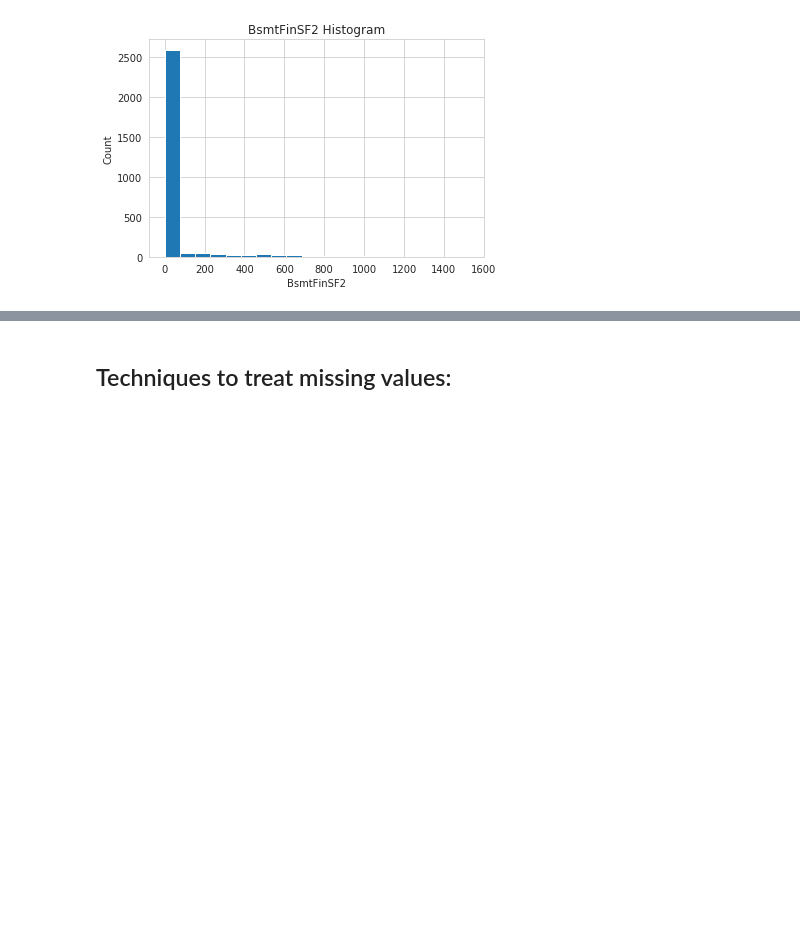
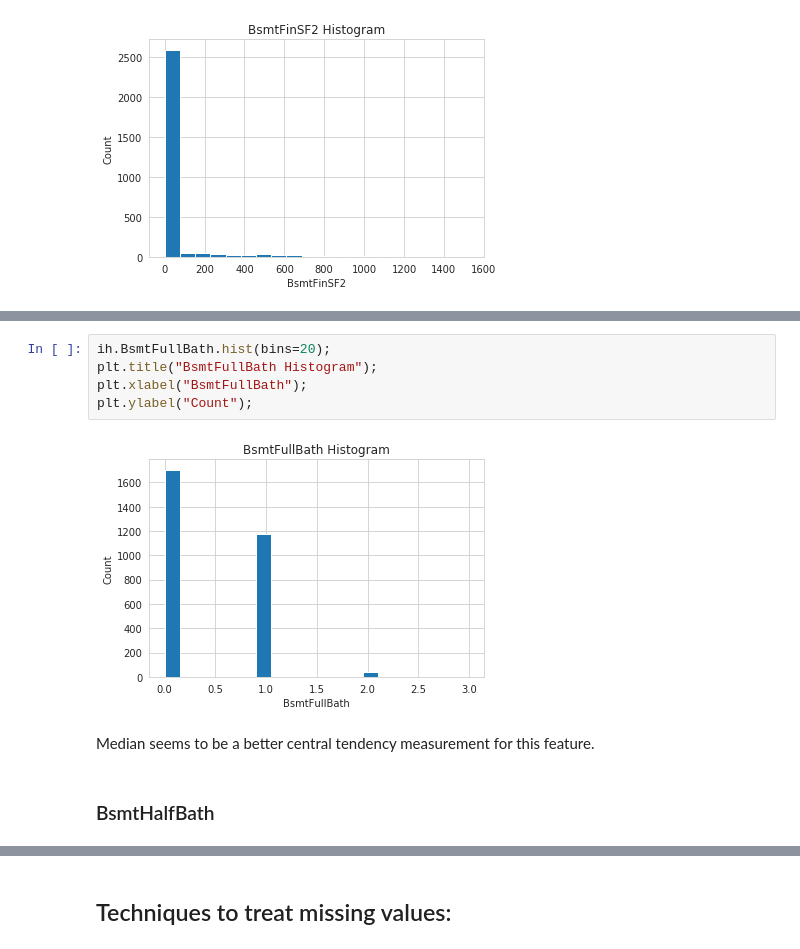
Before and after one commit to nt-ds/practice-handling-missing-data, a Jupyter notebook: notebook/Practice_Handling_Missing_Data.ipynb, the cells around one changed output, grey strips where cells are left out. Cells and saved outputs as stored; diff of their text form; blank space fills up the shorter version.

```diff
--- a/notebook/Practice_Handling_Missing_Data.ipynb
+++ b/notebook/Practice_Handling_Missing_Data.ipynb
@@ -262,0 +331,11 @@ plt.ylabel("Count");
+# %%
+ih.BsmtFullBath.hist(bins=20);
+plt.title("BsmtFullBath Histogram");
+plt.xlabel("BsmtFullBath");
+plt.ylabel("Count");
+# %% [output]
+[figure, added]
+# %% [markdown]
+Median seems to be a better central tendency measurement for this feature.
+# %% [markdown]
+### BsmtHalfBath
```
Also changed, not shown: parts of 47 cells of this notebook.
